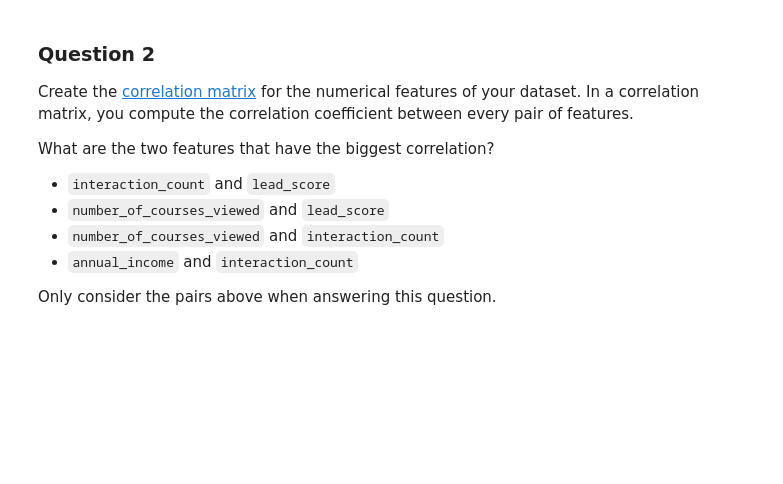
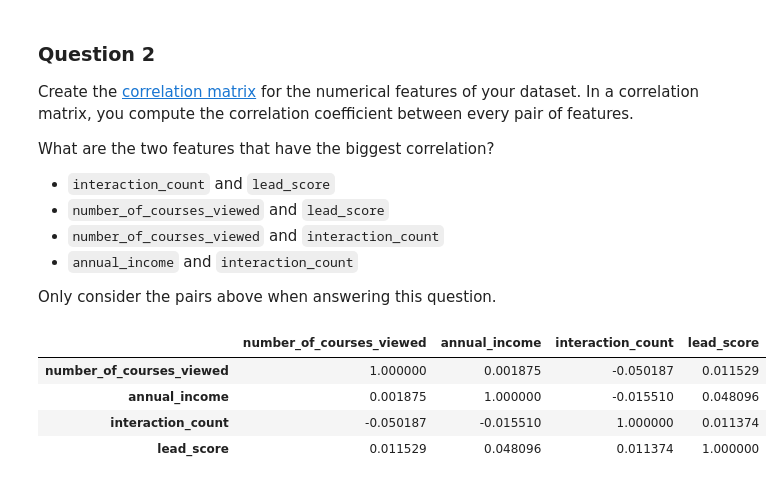
Before and after one commit to ArkadiyShuvaev/machine-learning-zoomcamp, a Jupyter notebook: src/03-classification/03-hw.ipynb, the cells around one changed output. Cells and saved outputs as stored; diff of their text form; code cells hidden in the pictures; blank space fills up the shorter version.

```diff
--- a/src/03-classification/03-hw.ipynb
+++ b/src/03-classification/03-hw.ipynb
@@ -390,3 +654,11 @@ What are the two features that have the biggest correlation?
 - `annual_income` and `interaction_count`
 
 Only consider the pairs above when answering this question.
+# %%
+df_train.corr(numeric_only=True)
+# %% [output]
+|  | number_of_courses_viewed | annual_income | interaction_count | lead_score |
+| number_of_courses_viewed | 1.000000 | 0.001875 | -0.050187 | 0.011529 |
+| annual_income | 0.001875 | 1.000000 | -0.015510 | 0.048096 |
+| interaction_count | -0.050187 | -0.015510 | 1.000000 | 0.011374 |
+| lead_score | 0.011529 | 0.048096 | 0.011374 | 1.000000 |
```
Also changed, not shown: parts of 13 cells of this notebook.
